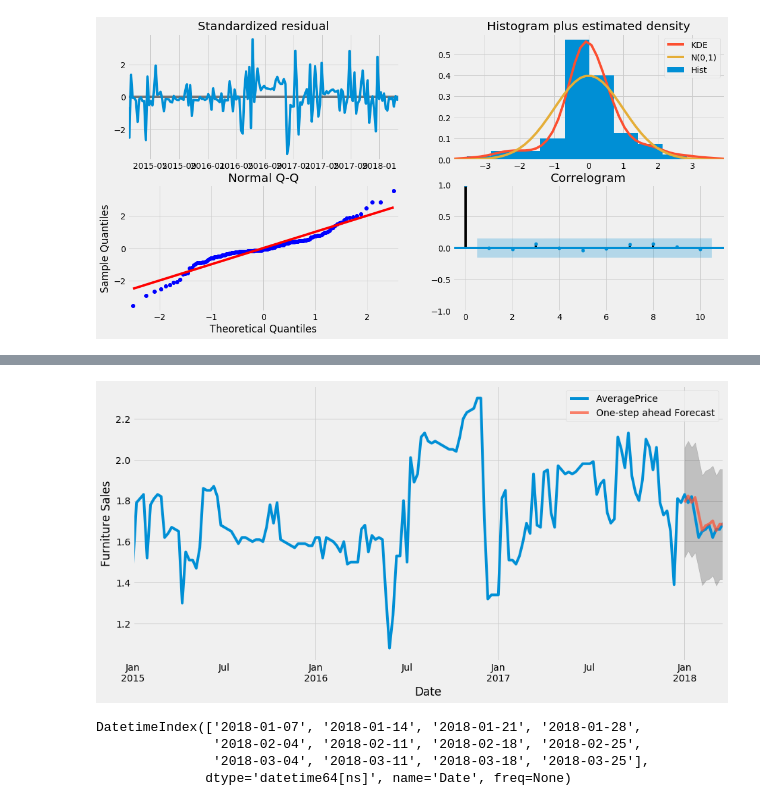
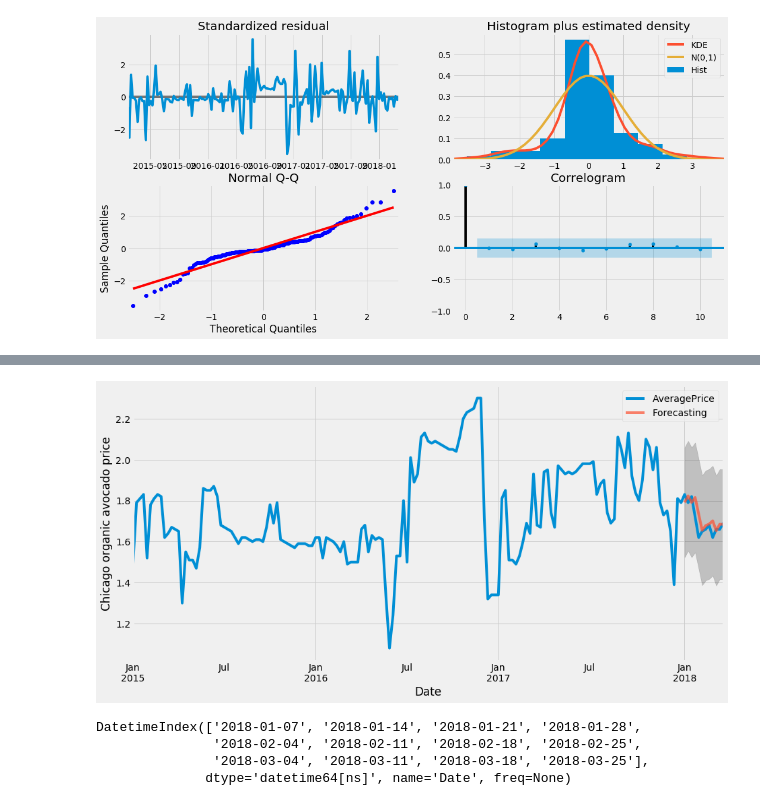
Before and after one commit to cjiang310437/avocadoAnalysis, a Jupyter notebook: ARIMA.ipynb, the cells around one changed output, grey strips where cells are left out. Drawn from its saved outputs; the diff is of its cells as text; code cells hidden in the pictures.

Commit message:
ARIMA analysis on price of organic avocado in Chicago

```diff
--- a/ARIMA.ipynb
+++ b/ARIMA.ipynb
@@ -177,17 +177,17 @@ avo2018
 # %%
 pred = results.get_prediction(start=pd.to_datetime(avo2018.iloc[0,:][0]), dynamic=False)
 pred_ci = pred.conf_int()
 ax = price.plot(label='observed')
-pred.predicted_mean.plot(ax=ax, label='One-step ahead Forecast', alpha=.7, figsize=(14, 7))
+pred.predicted_mean.plot(ax=ax, label='Forecasting', alpha=.7, figsize=(14, 7))
 ax.fill_between(pred_ci.index,
                 pred_ci.iloc[:, 0],
                 pred_ci.iloc[:, 1], color='k', alpha=.2)
 ax.set_xlabel('Date')
-ax.set_ylabel('Furniture Sales')
+ax.set_ylabel('Chicago organic avocado price')
 plt.legend()
 plt.show()
 # %% [output]
-[figure, old version]
+[figure, new version]
 # %%
 pred.predicted_mean
 print(price.index[157:,])
```
